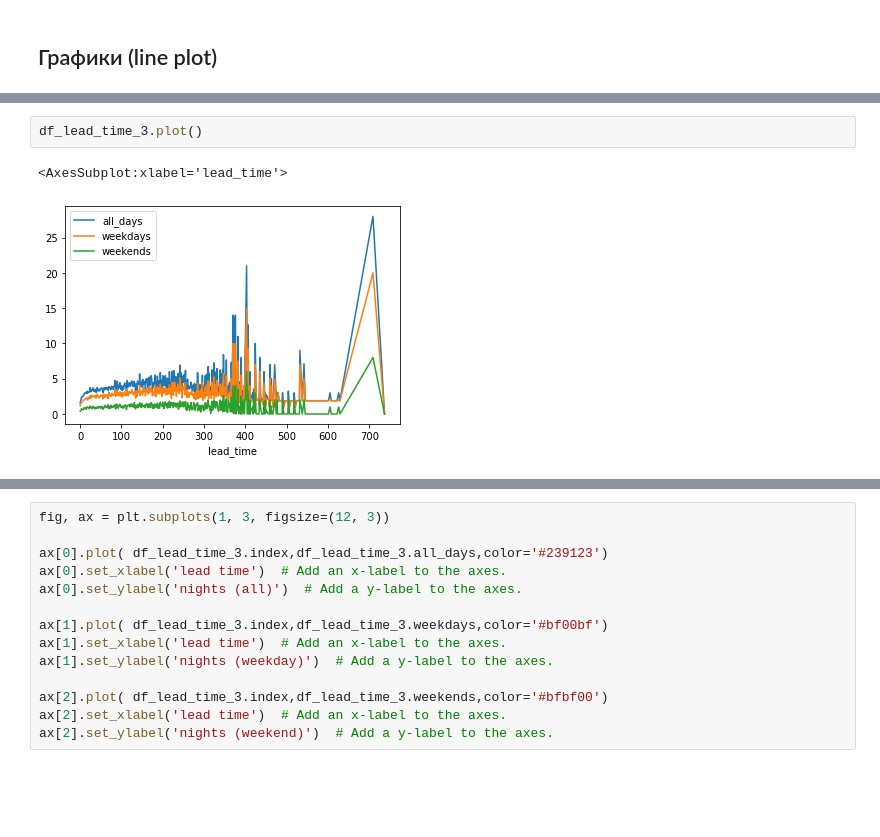
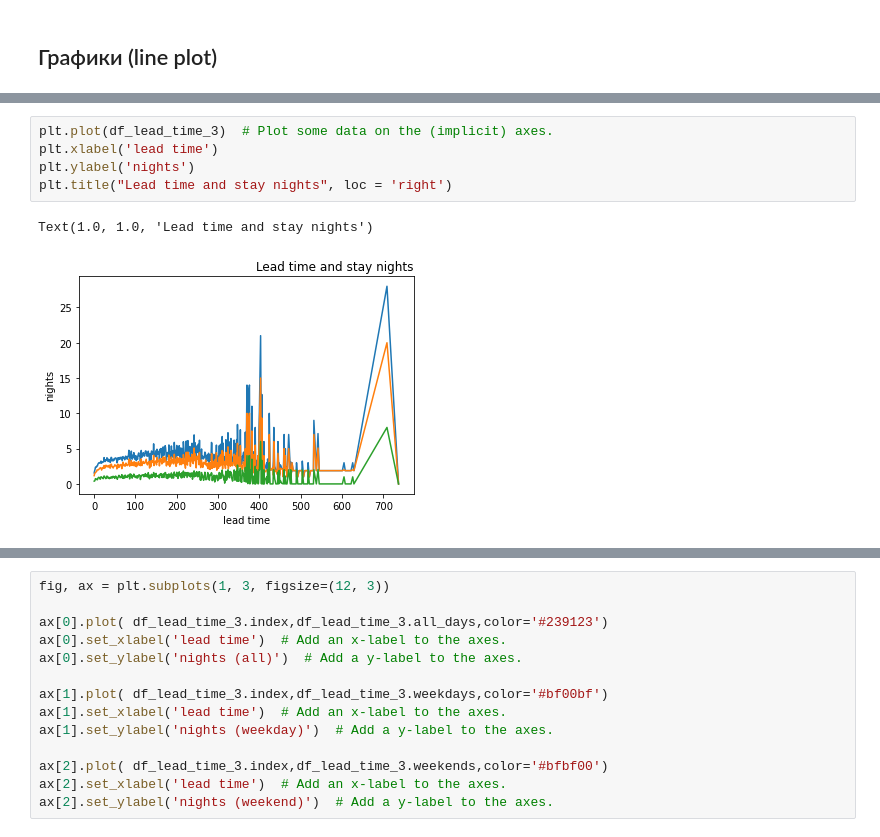
Before and after one commit to high-seeker/DS_HW, a Jupyter notebook: 09_matplotlib.ipynb, the cells around one changed output, grey strips where cells are left out. Cells and saved outputs as stored; diff of their text form; blank space fills up the shorter version.

```diff
--- a/09_matplotlib.ipynb
+++ b/09_matplotlib.ipynb
@@ -151,11 +151,14 @@ Name: is_canceled, dtype: int64
 ### `Pyplot`-стиль
 
 ![](./images/09/line_plt.png)
-# %%
-df_lead_time_3.plot()
-# %% [output]
-<AxesSubplot:xlabel='lead_time'>
-[figure, removed]
+# %%
+plt.plot(df_lead_time_3)  # Plot some data on the (implicit) axes.
+plt.xlabel('lead time')
+plt.ylabel('nights')
+plt.title("Lead time and stay nights", loc = 'right')
+# %% [output]
+Text(1.0, 1.0, 'Lead time and stay nights')
+[figure, added]
 # %% [markdown]
 ### ОО-стиль
 
```
Also changed, not shown: parts of 3 cells of this notebook.
